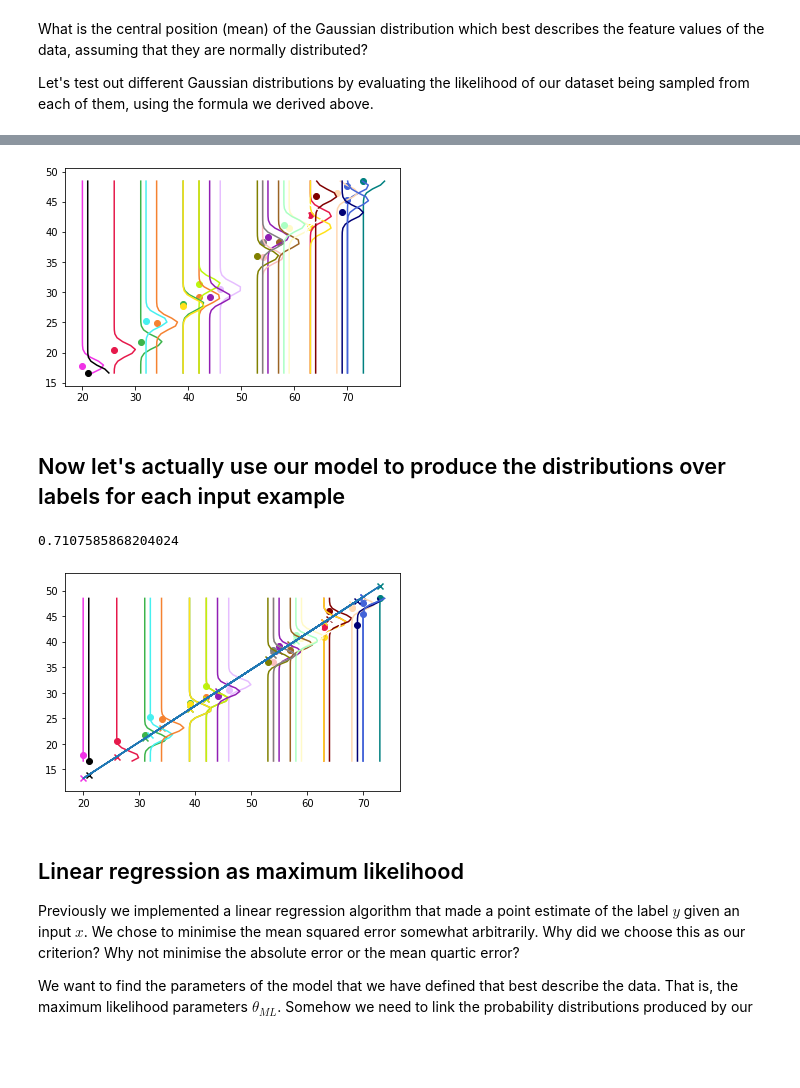
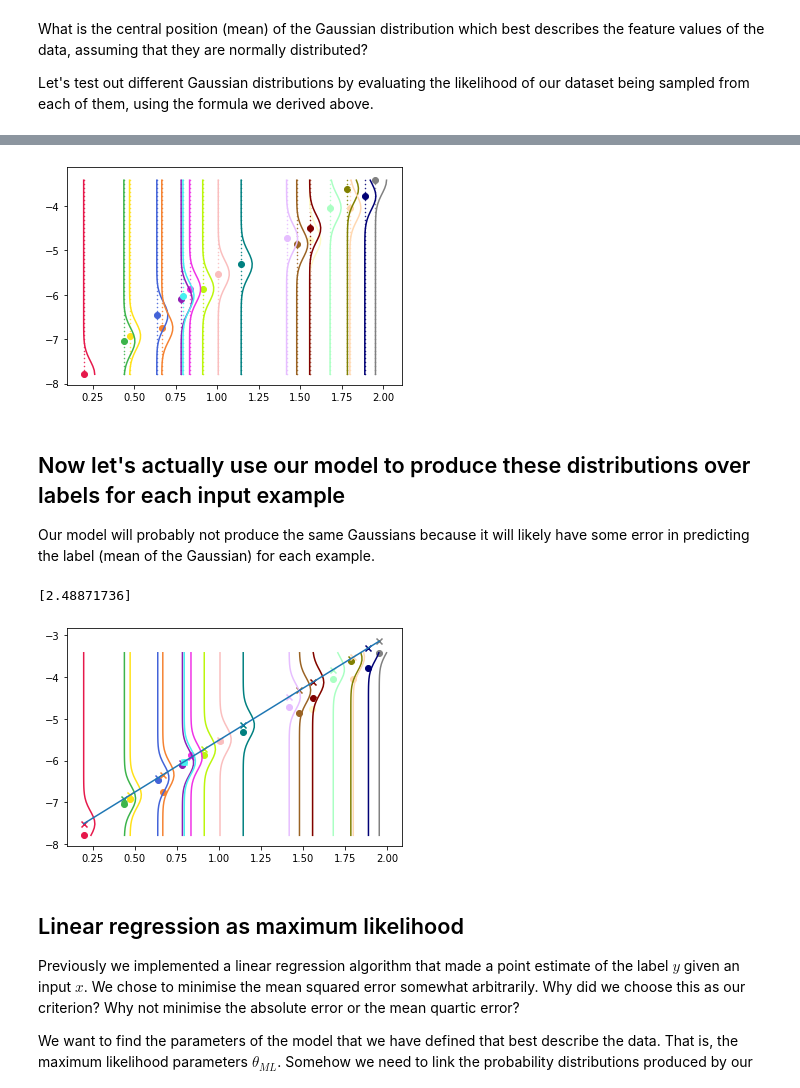
Before and after one commit to TataAndBigData/Practical-ML-DS, a Jupyter notebook: Chapter 1. Machine Learning Foundations/7. Maximum Likelihood Estimation.ipynb, the cells around one changed output, grey strips where cells are left out. Drawn from its saved outputs; the diff is of its cells as text; code cells hidden in the pictures; blank space fills up the shorter version.

Commit message:
added baseline for prediction distribution to plot_dist function

```diff
--- a/Chapter 1. Machine Learning Foundations/7. Maximum Likelihood Estimation.ipynb
+++ b/Chapter 1. Machine Learning Foundations/7. Maximum Likelihood Estimation.ipynb
@@ -28,7 +28,7 @@ from utils import get_regression_data, show_regression_data
 X, Y = get_regression_data()
 
 X = X[:, 0]
-Y = np.zeros_like(Y)
+# Y = np.zeros_like(Y)
 
 plt.scatter(X, np.zeros(X.shape[0]), c='r')
 plt.ylim(0, 0.03)
@@ -76,7 +76,6 @@ Let's test out different Gaussian distributions by evaluating the likelihood of
 # %%
 
 mus = np.linspace(min(X), max(X), 50)
-print(mus)
 objectives = np.zeros_like(mus)
 best_mu = 0
 best_val = -float('inf') # initialise best value as infinitely bad
@@ -84,17 +83,15 @@ for idx, m in enumerate(mus):
     p = GaussianPDF(m, sigma)
     obj = 0
     for x in X:
-        obj += np.log(p(x) + 0.00001) # what is this added constant? Find out what happens if you remove it. Why does this happen?
+        obj += np.log(p(x)) # compute the log likelihood for this example and add it to the objective which we wish to maximise
     objectives[idx] = obj
     if obj > best_val:
         best_val = obj
         best_mu = m
-    print(obj)
+    # print(obj)
 
 print('BEST VAL:', best_val)
 print('BEST MU:', best_mu)
 
-# plt.ylim(-300, 0)
-# plt.xlim(0, 10)
 plt.plot(mus, objectives)
 # %% [output]
@@ -134,26 +129,30 @@ Below is a plot that shows the features, along with distributions over their lab
 # %%
 from get_colors import colors
 
 def plot_dist(x, y, color='blue'):
     domain = np.linspace(min(Y), max(Y))
-    p = GaussianPDF(y, 1)
-    p_plot = 10*p(domain) + x
-    plt.plot(p_plot, domain, c=colors[i%len(colors)])
+    p = GaussianPDF(y, 0.3)
+    distributions = 0.05*p(domain) # scale down the size of the distributions for visualisation purposes
+    p_plot = distributions + x # place the distribution extending from the x position of the example which it corresponds to
+    plt.plot(p_plot, domain, c=colors[i%len(colors)]) # plot each distribution of predicted labels against
+    plt.scatter(np.ones_like(domain)*x, domain, c=colors[i%len(colors)], marker='.', s=1)
 
 for i in range(len(X)):
     x = X[i]
     y = Y[i]
     domain = np.linspace(min(Y), max(Y))
     p = GaussianPDF(y, 1)
-    p_plot = 10*p(domain) + x
+    # p_plot = 0.1*p(domain) + x
     plt.scatter(x, y, c=colors[i%len(colors)])
     # plt.plot(p_plot, domain, c=colors[i%len(colors)])
     plot_dist(x, y)
 plt.show()
 # %% [output]
-[figure, old version]
+[figure, new version]
 # %% [markdown]
-## Now let's actually use our model to produce the distributions over labels for each input example
+## Now let's actually use our model to produce these distributions over labels for each input example
+
+Our model will probably not produce the same Gaussians because it will likely have some error in predicting the label (mean of the Gaussian) for each example.
 # %%
 grad = (Y[-1] - Y[0]) / (X[-1] - X[0])
 print(grad)
@@ -166,7 +165,7 @@ class LinearModel:
     def __call__(self, x):
         return self.b + self.w * x
 
-model = LinearModel(grad, -1)
+model = LinearModel(grad, -8)
 
 for i in range(len(X)):
     color = colors[i%len(colors)]
@@ -177,8 +176,8 @@ for i in range(len(X)):
 plt.plot(X, model(X))
 plt.show()
 # %% [output]
-0.7107585868204024
+[2.48871736]
-[figure, old version]
+[figure, new version]
 # %% [markdown]
 ## Linear regression as maximum likelihood
 
```
Also changed, not shown: parts of 4 cells of this notebook.
